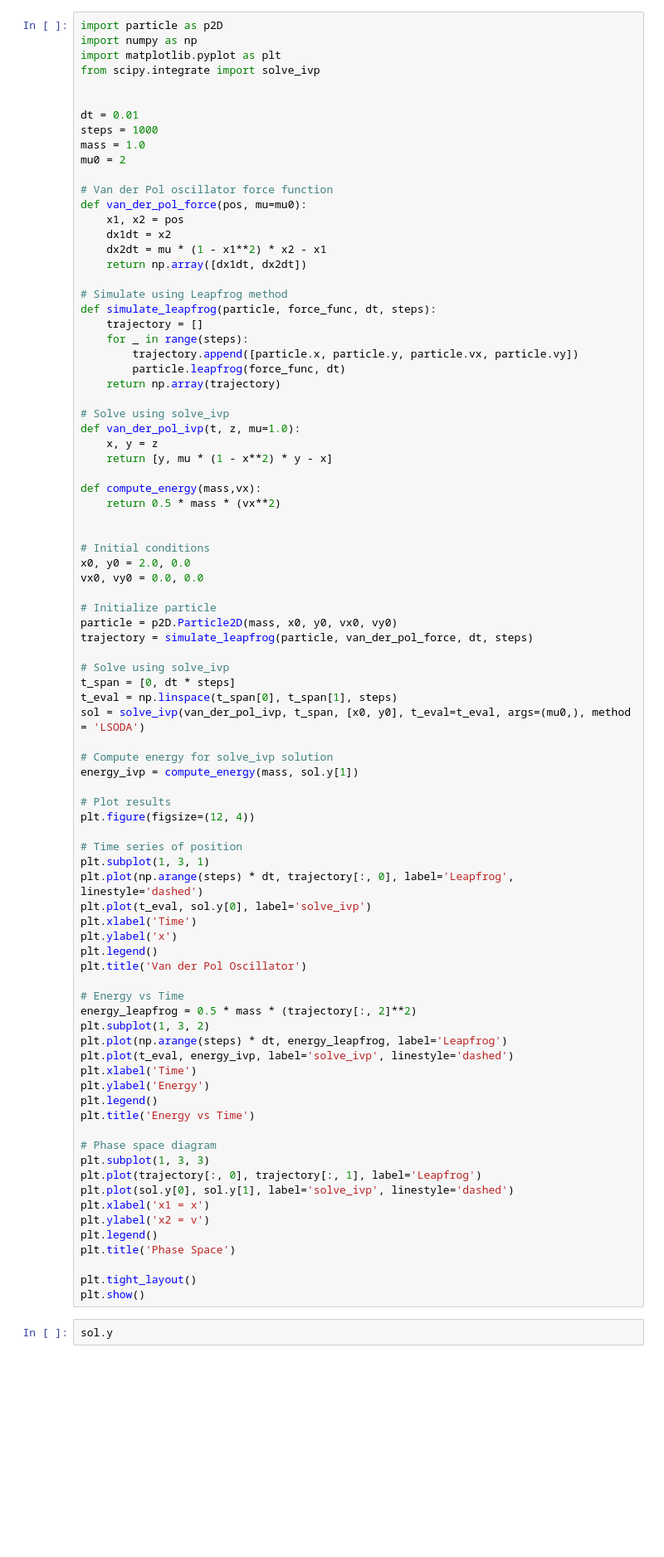
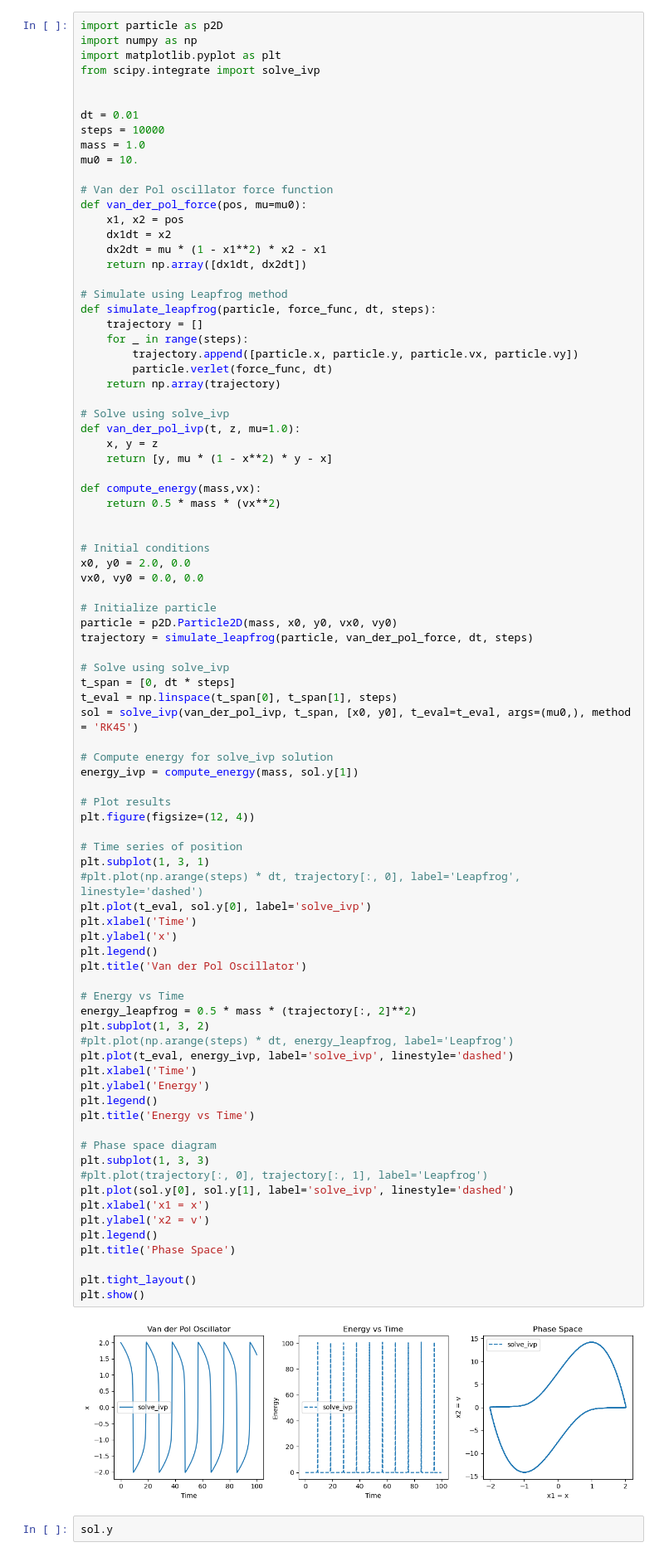
Before and after one commit to Phys3211/mainF25, a Jupyter notebook: Python/Computation/06_Lecture_Verlet_Method.ipynb, the cells around one changed output. Shown at 83% size. Drawn from its saved outputs; the diff is of its cells as text; blank space fills up the shorter version.

```diff
--- a/Python/Computation/06_Lecture_Verlet_Method.ipynb
+++ b/Python/Computation/06_Lecture_Verlet_Method.ipynb
@@ -285,9 +297,9 @@ from scipy.integrate import solve_ivp
 
 
 dt = 0.01
-steps = 1000
+steps = 10000
 mass = 1.0
-mu0 = 2
+mu0 = 10.
 
 # Van der Pol oscillator force function
 def van_der_pol_force(pos, mu=mu0):
@@ -301,7 +313,7 @@ def simulate_leapfrog(particle, force_func, dt, steps):
     trajectory = []
     for _ in range(steps):
         trajectory.append([particle.x, particle.y, particle.vx, particle.vy])
-        particle.leapfrog(force_func, dt)
+        particle.verlet(force_func, dt)
     return np.array(trajectory)
 
 # Solve using solve_ivp
@@ -324,7 +336,7 @@ trajectory = simulate_leapfrog(particle, van_der_pol_force, dt, steps)
 # Solve using solve_ivp
 t_span = [0, dt * steps]
 t_eval = np.linspace(t_span[0], t_span[1], steps)
-sol = solve_ivp(van_der_pol_ivp, t_span, [x0, y0], t_eval=t_eval, args=(mu0,), method = 'LSODA')
+sol = solve_ivp(van_der_pol_ivp, t_span, [x0, y0], t_eval=t_eval, args=(mu0,), method = 'RK45')
 
 # Compute energy for solve_ivp solution
 energy_ivp = compute_energy(mass, sol.y[1])
@@ -332,36 +344,38 @@ energy_ivp = compute_energy(mass, sol.y[1])
 # Plot results
 plt.figure(figsize=(12, 4))
 
 # Time series of position
 plt.subplot(1, 3, 1)
-plt.plot(np.arange(steps) * dt, trajectory[:, 0], label='Leapfrog', linestyle='dashed')
+#plt.plot(np.arange(steps) * dt, trajectory[:, 0], label='Leapfrog', linestyle='dashed')
 plt.plot(t_eval, sol.y[0], label='solve_ivp')
 plt.xlabel('Time')
 plt.ylabel('x')
 plt.legend()
 plt.title('Van der Pol Oscillator')
 
 # Energy vs Time
 energy_leapfrog = 0.5 * mass * (trajectory[:, 2]**2)
 plt.subplot(1, 3, 2)
-plt.plot(np.arange(steps) * dt, energy_leapfrog, label='Leapfrog')
+#plt.plot(np.arange(steps) * dt, energy_leapfrog, label='Leapfrog')
 plt.plot(t_eval, energy_ivp, label='solve_ivp', linestyle='dashed')
 plt.xlabel('Time')
 plt.ylabel('Energy')
 plt.legend()
 plt.title('Energy vs Time')
 
 # Phase space diagram
 plt.subplot(1, 3, 3)
-plt.plot(trajectory[:, 0], trajectory[:, 1], label='Leapfrog')
+#plt.plot(trajectory[:, 0], trajectory[:, 1], label='Leapfrog')
 plt.plot(sol.y[0], sol.y[1], label='solve_ivp', linestyle='dashed')
 plt.xlabel('x1 = x')
 plt.ylabel('x2 = v')
 plt.legend()
 plt.title('Phase Space')
 
 plt.tight_layout()
 plt.show()
+# %% [output]
+[figure, added]
 # %%
 sol.y
 # %%
```
Also changed, not shown: parts of 3 cells of this notebook, 5 other files.
